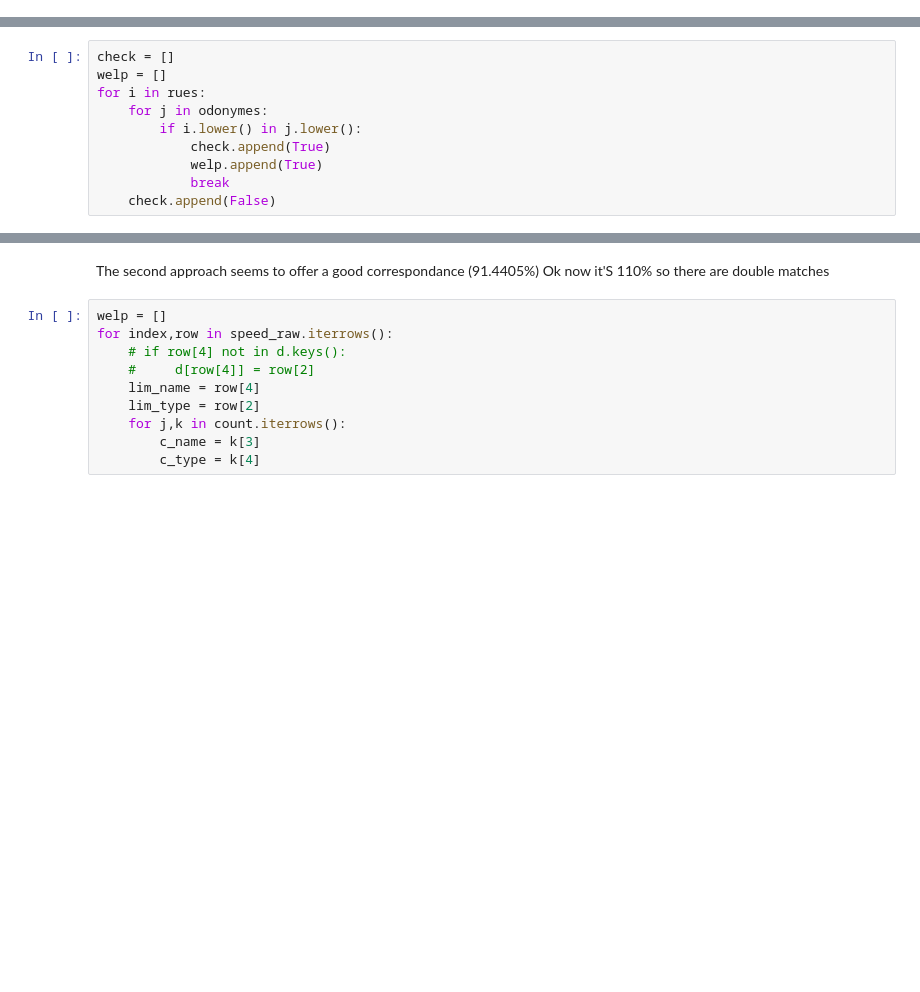
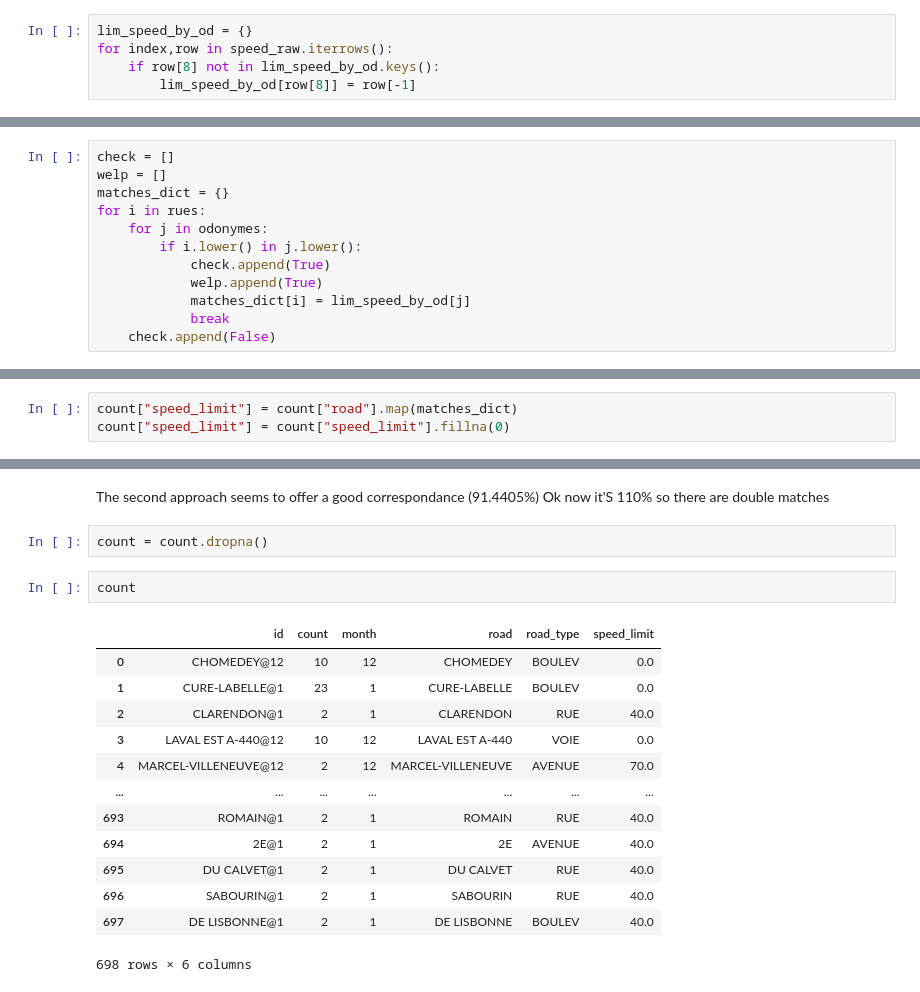
Before and after one commit to raharison-toky/MAIS-hacks-2022, a Jupyter notebook: cleaning.ipynb, the cells around one changed output, grey strips where cells are left out. Drawn from its saved outputs; the diff is of its cells as text; blank space fills up the shorter version.

```diff
--- a/cleaning.ipynb
+++ b/cleaning.ipynb
@@ -275,3 +175,8 @@ print(odonymes[0:5])
 3023
 ['Boulevard des Prairies' 'Boulevard Cléroux' "Rang de l'Équerre"
  'Montée Major' "Rue d'Aurillac"]
+# %%
+lim_speed_by_od = {}
+for index,row in speed_raw.iterrows():
+    if row[8] not in lim_speed_by_od.keys():
+        lim_speed_by_od[row[8]] = row[-1]
@@ -278,10 +187,12 @@ print(odonymes[0:5])
 # %%
 check = []
 welp = []
+matches_dict = {}
 for i in rues:
     for j in odonymes:
         if i.lower() in j.lower():
             check.append(True)
             welp.append(True)
+            matches_dict[i] = lim_speed_by_od[j]
             break
     check.append(False)
@@ -349,0 +199,3 @@ print(len(welp)/len(rues))
+# %%
+count["speed_limit"] = count["road"].map(matches_dict)
+count["speed_limit"] = count["speed_limit"].fillna(0)
@@ -350,13 +211,21 @@ print(len(welp)/len(rues))
 # %% [markdown]
 The second approach seems to offer a good correspondance (91.4405%)
 Ok now it'S 110% so there are double matches
-# %%
-welp = []
-for index,row in speed_raw.iterrows():
-    # if row[4] not in d.keys():
-    #     d[row[4]] = row[2]
-    lim_name = row[4]
-    lim_type = row[2]
-    for j,k in count.iterrows():
-        c_name = k[3]
-        c_type = k[4]
+# %%
+count = count.dropna()
+# %%
+count
+# %% [output]
+|  | id | count | month | road | road_type | speed_limit |
+| 0 | CHOMEDEY@12 | 10 | 12 | CHOMEDEY | BOULEV | 0.0 |
+| 1 | CURE-LABELLE@1 | 23 | 1 | CURE-LABELLE | BOULEV | 0.0 |
+| 2 | CLARENDON@1 | 2 | 1 | CLARENDON | RUE | 40.0 |
+| 3 | LAVAL EST A-440@12 | 10 | 12 | LAVAL EST A-440 | VOIE | 0.0 |
+| 4 | MARCEL-VILLENEUVE@12 | 2 | 12 | MARCEL-VILLENEUVE | AVENUE | 70.0 |
+| ... | ... | ... | ... | ... | ... | ... |
+| 693 | ROMAIN@1 | 2 | 1 | ROMAIN | RUE | 40.0 |
+| 694 | 2E@1 | 2 | 1 | 2E | AVENUE | 40.0 |
+| 695 | DU CALVET@1 | 2 | 1 | DU CALVET | RUE | 40.0 |
+| 696 | SABOURIN@1 | 2 | 1 | SABOURIN | RUE | 40.0 |
+| 697 | DE LISBONNE@1 | 2 | 1 | DE LISBONNE | BOULEV | 40.0 |
+698 rows × 6 columns
```
Also changed, not shown: parts of 27 cells of this notebook, 1 other file.
